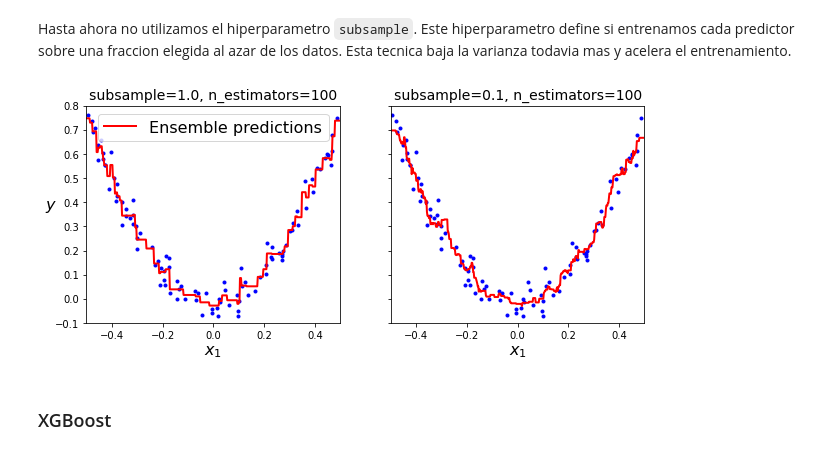
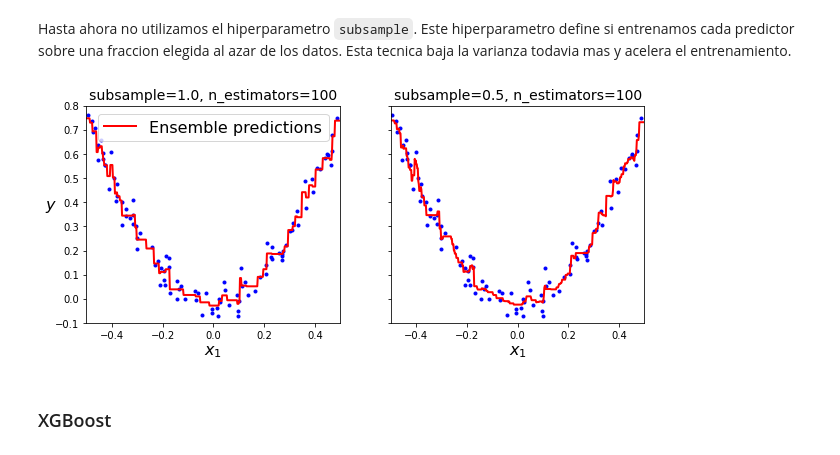
Before and after one commit to JavierGold/ML_UNSAM-2-2020, a Jupyter notebook: 12p_Boosting_Stacking.ipynb, the cells around one changed output. Cells and saved outputs as stored; diff of their text form; code cells hidden in the pictures.

```diff
--- a/12p_Boosting_Stacking.ipynb
+++ b/12p_Boosting_Stacking.ipynb
@@ -75,0 +80,4 @@ def plot_decision_boundary(clf, X, y, axes=[-1.5, 2.45, -1, 1.5], alpha=0.5, con
+# %%
+svc = SVC(kernel='linear')
+svc.fit(X_train,y_train,sample_weight=np.where(X_train[:,1]>1.0,100.0,1.0))
+plot_decision_boundary(svc, X, y)
@@ -452,10 +471,10 @@ GradientBoostingClassifier?
 # %%
 GradientBoostingRegressor?
 # %%
-gbrt = GradientBoostingRegressor(max_depth=2, n_estimators=3, learning_rate=1.0, random_state=42)
+gbrt = GradientBoostingRegressor(max_depth=2, n_estimators=50, learning_rate=1.0, random_state=42)
 gbrt.fit(X, y)
 
-gbrt_slow = GradientBoostingRegressor(max_depth=2, n_estimators=3, learning_rate=0.1, random_state=42)
+gbrt_slow = GradientBoostingRegressor(max_depth=2, n_estimators=50, learning_rate=0.1, random_state=42)
 gbrt_slow.fit(X, y)
 # %% [output]
 GradientBoostingRegressor(alpha=0.9, ccp_alpha=0.0, criterion='friedman_mse',
@@ -570,26 +589,26 @@ Hasta ahora no utilizamos el hiperparametro `subsample`.  Este hiperparametro de
 # %%
 gbrt_all = GradientBoostingRegressor(max_depth=2, n_estimators=100, learning_rate=0.1, random_state=42)
 gbrt_all.fit(X, y)
 
-gbrt_stochastic = GradientBoostingRegressor(max_depth=2, n_estimators=100, learning_rate=0.1,subsample=0.1, random_state=42)
+gbrt_stochastic = GradientBoostingRegressor(max_depth=2, n_estimators=100, learning_rate=0.1,subsample=0.5, random_state=42)
 gbrt_stochastic.fit(X, y)
 
 fix, axes = plt.subplots(ncols=2, figsize=(10,4), sharey=True)
 
 plt.sca(axes[0])
 plot_predictions([gbrt_all], X, y, axes=[-0.5, 0.5, -0.1, 0.8], label="Ensemble predictions")
 plt.title("subsample={}, n_estimators={}".format(gbrt_all.subsample, gbrt_all.n_estimators), fontsize=14)
 plt.xlabel("$x_1$", fontsize=16)
 plt.ylabel("$y$", fontsize=16, rotation=0)
 
 plt.sca(axes[1])
 plot_predictions([gbrt_stochastic], X, y, axes=[-0.5, 0.5, -0.1, 0.8])
 plt.title("subsample={}, n_estimators={}".format(gbrt_stochastic.subsample, gbrt_stochastic.n_estimators), fontsize=14)
 plt.xlabel("$x_1$", fontsize=16)
 
 plt.show()
 # %% [output]
-[figure, old version]
+[figure, new version]
 # %% [markdown]
 ### XGBoost
 # %% [markdown]
```
Also changed, not shown: parts of 24 cells of this notebook.
